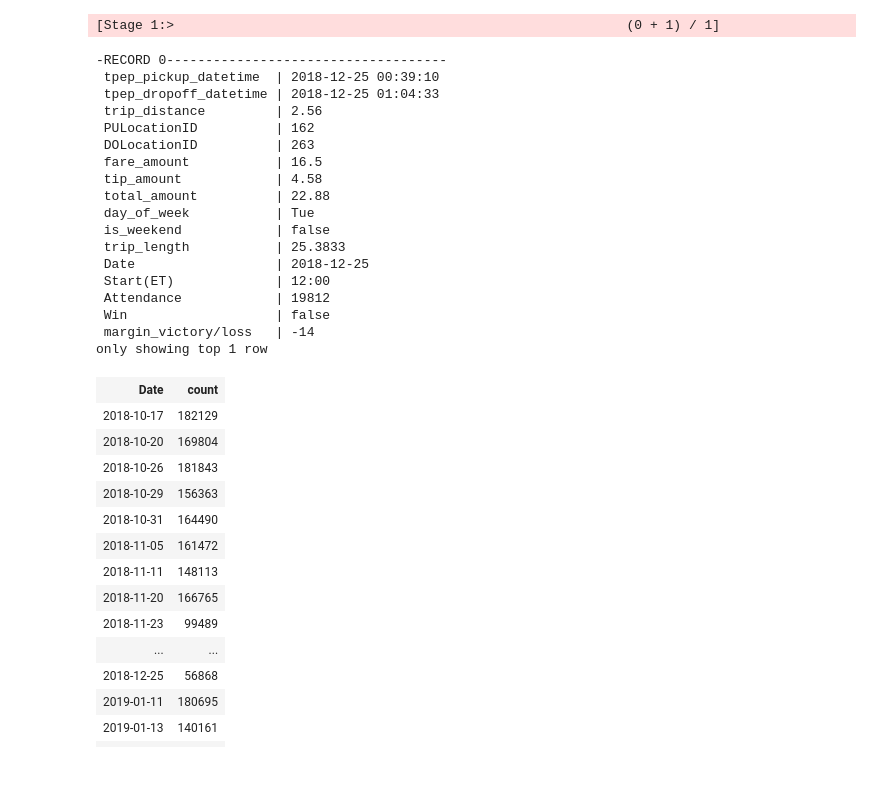
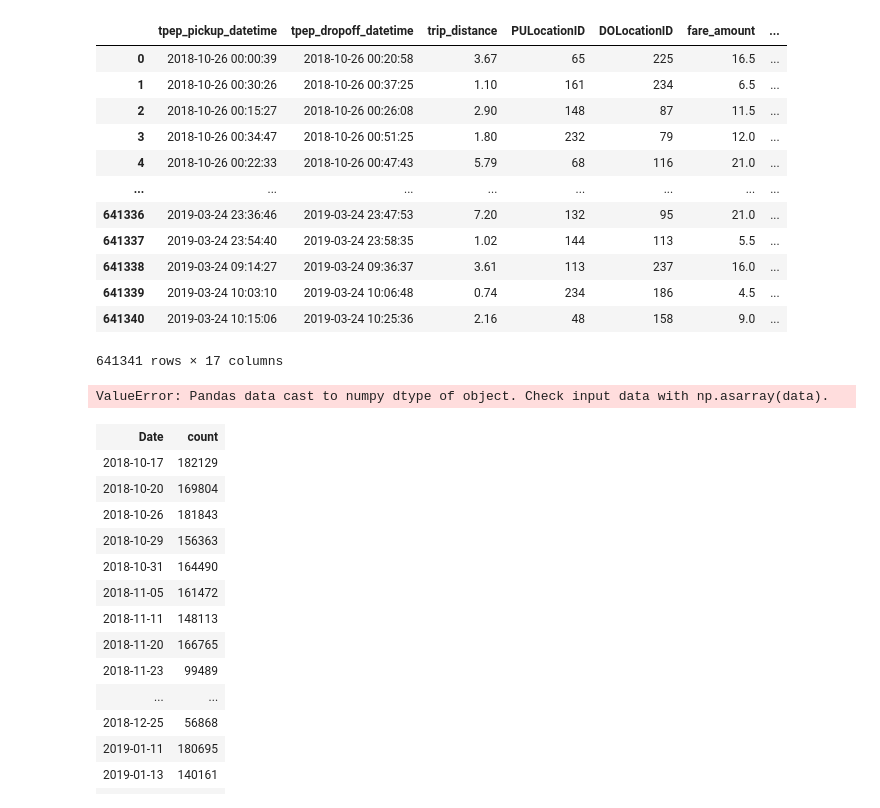
Before and after one commit to MAST30034-Applied-Data-Science/mast30034-project-1-dustintano10, a Jupyter notebook: notebooks/modelling.ipynb, the cells around one changed output. Drawn from its saved outputs; the diff is of its cells as text; code cells hidden in the pictures; blank space fills up the shorter version.

```diff
--- a/notebooks/modelling.ipynb
+++ b/notebooks/modelling.ipynb
@@ -23,32 +21,44 @@ import pandas as pd
 # %%
 yellow = spark.read.parquet('../../mast30034-project-1-dustintano10/data/curated/yellow/yellow_credit')
+yellow_sample = spark.read.parquet('../../mast30034-project-1-dustintano10/data/curated/yellow/yellow_sample')
 # %%
-yellow = yellow.withColumn(
-    'Win',
-    (F.col("Win") == 'Yes').cast('BOOLEAN')
-)
+yellow_sample = yellow_sample.withColumn('pickup_hour', hour("tpep_pickup_datetime"))
+yellow_sample = yellow_sample.withColumn('dropoff_hour', hour("tpep_dropoff_datetime"))
+yellow_sample = yellow_sample.withColumn('is_weekend', F.when(yellow.is_weekend == 'false', 0).otherwise(1))
 
-yellow.show(1, vertical=True, truncate=100)
+yellow_sample = yellow_sample.withColumn('Win', F.when(yellow.Win == 'No', 0).otherwise(1))
-# %% [output]
-[Stage 1:>                                                          (0 + 1) / 1]
--RECORD 0------------------------------------
- tpep_pickup_datetime  | 2018-12-25 00:39:10
- tpep_dropoff_datetime | 2018-12-25 01:04:33
- trip_distance         | 2.56
- PULocationID          | 162
- DOLocationID          | 263
- fare_amount           | 16.5
- tip_amount            | 4.58
- total_amount          | 22.88
- day_of_week           | Tue
- is_weekend            | false
- trip_length           | 25.3833
- Date                  | 2018-12-25
- Start(ET)             | 12:00
- Attendance            | 19812
- Win                   | false
- margin_victory/loss   | -14
-only showing top 1 row
+# %%
+yellow_sample_pandas = yellow_sample.toPandas()
+# %%
+yellow_sample_pandas.rename(columns = {'margin_victory/loss':'score_margin'}, inplace = True )
+yellow_sample_pandas
+# %% [output]
+|  | tpep_pickup_datetime | tpep_dropoff_datetime | trip_distance | PULocationID | DOLocationID | fare_amount | ... |
+| 0 | 2018-10-26 00:00:39 | 2018-10-26 00:20:58 | 3.67 | 65 | 225 | 16.5 | ... |
+| 1 | 2018-10-26 00:30:26 | 2018-10-26 00:37:25 | 1.10 | 161 | 234 | 6.5 | ... |
+| 2 | 2018-10-26 00:15:27 | 2018-10-26 00:26:08 | 2.90 | 148 | 87 | 11.5 | ... |
+| 3 | 2018-10-26 00:34:47 | 2018-10-26 00:51:25 | 1.80 | 232 | 79 | 12.0 | ... |
+| 4 | 2018-10-26 00:22:33 | 2018-10-26 00:47:43 | 5.79 | 68 | 116 | 21.0 | ... |
+| ... | ... | ... | ... | ... | ... | ... | ... |
+| 641336 | 2019-03-24 23:36:46 | 2019-03-24 23:47:53 | 7.20 | 132 | 95 | 21.0 | ... |
+| 641337 | 2019-03-24 23:54:40 | 2019-03-24 23:58:35 | 1.02 | 144 | 113 | 5.5 | ... |
+| 641338 | 2019-03-24 09:14:27 | 2019-03-24 09:36:37 | 3.61 | 113 | 237 | 16.0 | ... |
+| 641339 | 2019-03-24 10:03:10 | 2019-03-24 10:06:48 | 0.74 | 234 | 186 | 4.5 | ... |
+| 641340 | 2019-03-24 10:15:06 | 2019-03-24 10:25:36 | 2.16 | 48 | 158 | 9.0 | ... |
+641341 rows × 17 columns
+# %%
+x_columns = ["trip_distance" ,"PULocationID", "DOLocationID", "fare_amount", "total_amount",
+             "is_weekend", "trip_length", "Attendance", "Win", "pickup_hour", "dropoff_hour", "score_margin"]
+y = yellow_sample_pandas["tip_amount"]
+
+def get_stats():
+    x = yellow_sample_pandas[x_columns]
+    results = sm.OLS(y, x).fit()
+    print(results.summary())
+
+get_stats()
+# %% [output]
+ValueError: Pandas data cast to numpy dtype of object. Check input data with np.asarray(data).
 # %%
 yellow.groupBy('Date').count().orderBy('Date')
 # %% [output]
```
Also changed, not shown: parts of 20 cells of this notebook.
